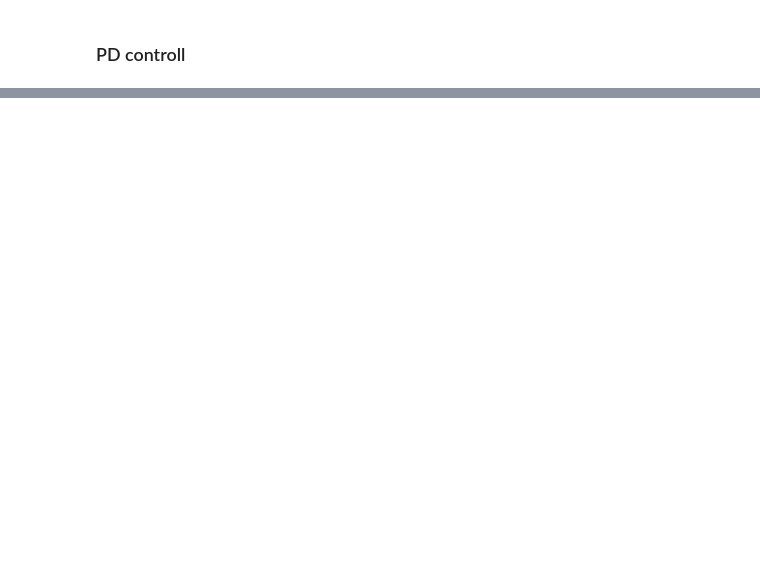
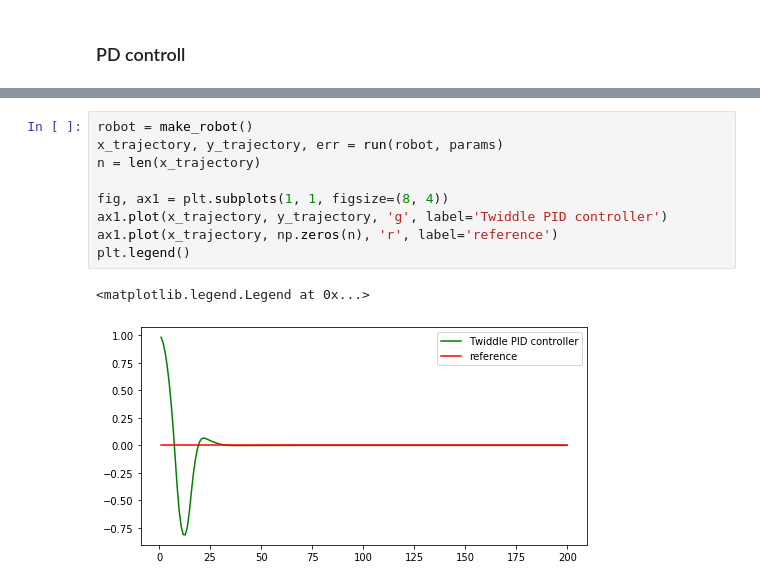
Before and after one commit to MJeremy2017/machine-learning-models, a Jupyter notebook: Control/PID.ipynb, the cells around one changed output, grey strips where cells are left out. Cells and saved outputs as stored; diff of their text form; blank space fills up the shorter version.

```diff
--- a/Control/PID.ipynb
+++ b/Control/PID.ipynb
@@ -144,0 +266,12 @@ ax1.plot(x_trajectory, np.zeros(n), 'r', label='reference')
+# %%
+robot = make_robot()
+x_trajectory, y_trajectory, err = run(robot, params)
+n = len(x_trajectory)
+
+fig, ax1 = plt.subplots(1, 1, figsize=(8, 4))
+ax1.plot(x_trajectory, y_trajectory, 'g', label='Twiddle PID controller')
+ax1.plot(x_trajectory, np.zeros(n), 'r', label='reference')
+plt.legend()
+# %% [output]
+<matplotlib.legend.Legend at 0x...>
+[figure, added]
```
Also changed, not shown: parts of 7 cells of this notebook.
